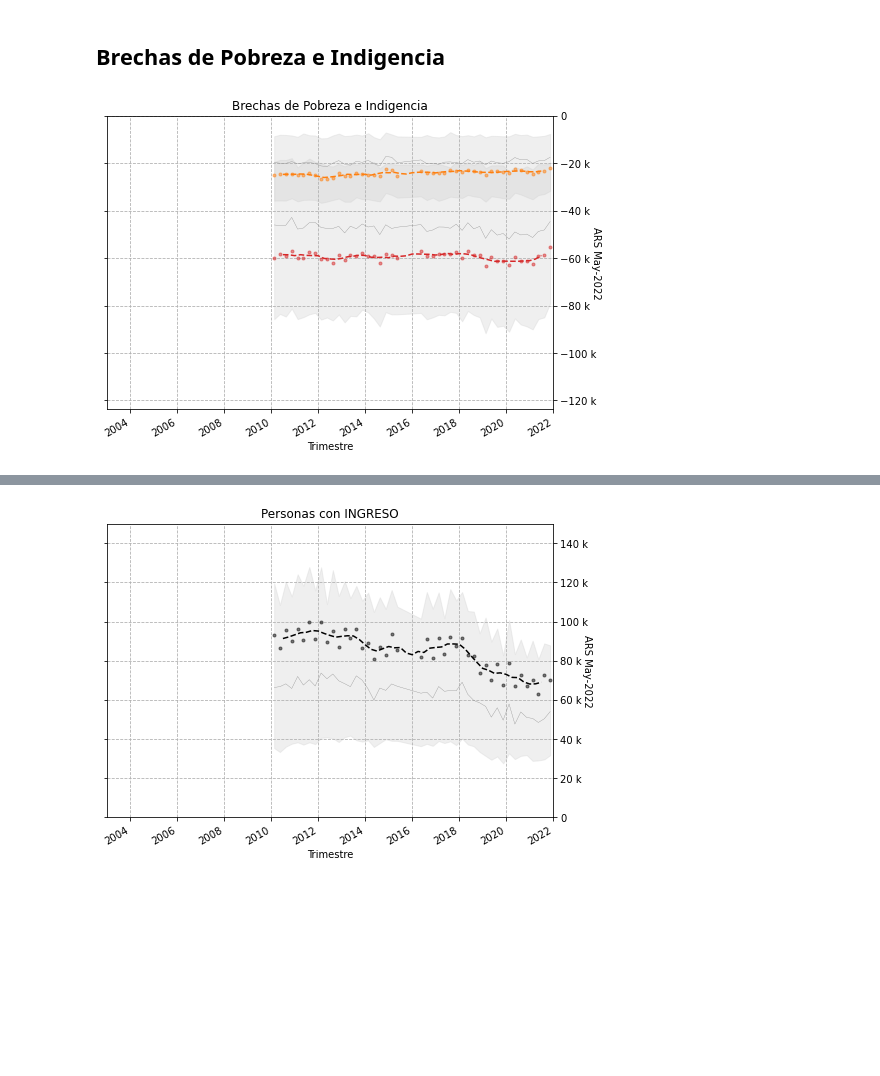
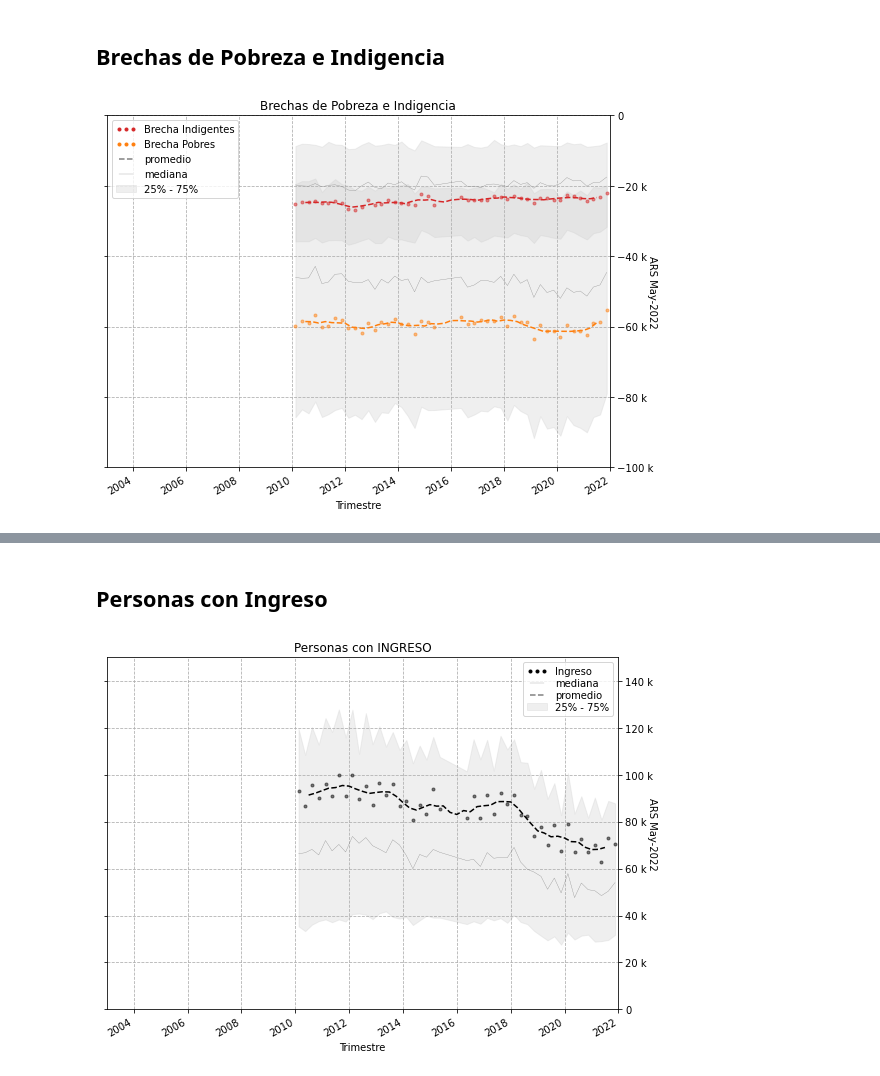
Before and after one commit to matuteiglesias/indice-pobreza-UBA, a Jupyter notebook: notebooks/12 - Validaciones - B - Regresores (Distribucion de Ingreso).ipynb, the cells around one changed output, grey strips where cells are left out. Saved outputs shown, nothing was run; the diff lists cells and outputs as text; code cells hidden in the pictures; blank space fills up the shorter version.

Commit message:
Added user created data

```diff
--- a/notebooks/12 - Validaciones - B - Regresores (Distribucion de Ingreso).ipynb
+++ b/notebooks/12 - Validaciones - B - Regresores (Distribucion de Ingreso).ipynb
@@ -335,42 +359,44 @@ dfHind_ARShoy = dfHind*(cpi_actual/cpi_ref)
 # %%
 fig, ax = plt.subplots(1, figsize = (8, 6))
 
-data = dfHind_ARShoy
-for i, v in enumerate(['gap_indigencia']):
-    c = ['#ff7f0e', '#1f77b4'][i]
+colors = ['#d62728', '#ff7f0e']
 
+for i, (data, v) in enumerate([(dfHind_ARShoy, 'gap_indigencia'), (dfHpob_ARShoy, 'gap_pobreza')]):
+    c = colors[i]
     ax.fill_between(x = data.index, y1 = data[v].q25, y2 = data[v].q75, color = '.8', alpha = .3)
     data[v]['mean'].plot(ax =ax, marker = '.', lw = 0, color = c, alpha = .5)
     data[v]['median'].plot(ax =ax, color = '.5', lw = .3)
     moving_avg(data[v]['mean']).plot(ax = ax, lw = 1.5, color = c, linestyle = '--')
 
-data = dfHpob_ARShoy
-for i, v in enumerate(['gap_pobreza']):
-    c = ['#d62728', '#ff7f0e', '#1f77b4'][i]
-
-    ax.fill_between(x = data.index, y1 = data[v].q25, y2 = data[v].q75, color = '.8', alpha = .3)
-    data[v]['mean'].plot(ax =ax, marker = '.', lw = 0, color = c, alpha = .5)
-    data[v]['median'].plot(ax =ax, color = '.5', lw = .3)
-    moving_avg(data[v]['mean']).plot(ax = ax, lw = 1.5, color = c, linestyle = '--')
-
-
 ## Plot Format
 ax.set_title('Brechas de Pobreza e Indigencia')
-ax.grid(linestyle = '--')
-ax.set_xlim('2003', '2022')
-ax.set_ylim(data[v].min().quantile(.05), 0)
-ax.set_xlabel('Trimestre')
-ax.set_ylabel('ARS '+today.strftime("%b-%Y"), rotation=270)
+ax.grid(linestyle = '--') # Grid
+# Limites
+ax.set_xlim('2003', '2022') # Limites X
+ax.set_ylim(-1e5, 0) # Limites Y
+# Formatos de ejes X, Y
+ax.set_xlabel('Trimestre')  # Label X
+ax.set_ylabel('ARS '+today.strftime("%b-%Y"), rotation=270)  # Label Y
 ax.yaxis.tick_right()
 ax.yaxis.set_label_position("right")
 ax.yaxis.set_ticks_position('both')
+ax.yaxis.set_major_formatter(mtick.EngFormatter(unit=''))
 
-ticker = mtick.EngFormatter(unit='')
-ax.yaxis.set_major_formatter(ticker)
+# Leyenda
+pts1 = mlines.Line2D([], [], marker = '.', color=colors[0], lw = 0, label='Brecha Indigentes')
+pts2 = mlines.Line2D([], [], marker = '.', color=colors[1], lw = 0, label='Brecha Pobres')
+medianLine = mlines.Line2D([], [], color='.5', lw = .3, label='mediana')
+meanLine = mlines.Line2D([], [], color='.5', linestyle = '--', lw = 1.5, label='promedio')
+grayPatch = mpatches.Patch(color='.8', alpha = .3, label='25% - 75%')
 
+ax.legend(handles=[pts1, pts2, meanLine, medianLine, grayPatch], numpoints = 3)
+
+############
+plt.tight_layout()
+plt.savefig('./../images/ingreso3.png')
 plt.show()
 # %% [output]
-[figure, old version]
+[figure, new version]
 # %%
 df_list2D = []
 
@@ -421,6 +447,8 @@ for i, cat_v_tables in enumerate(list(dfs.T)):
     table = table*(cpi_actual/cpi_ref)
 
     globals()['table_' + cat_var] = table
+# %% [markdown]
+## Personas con Ingreso
 # %%
 fig, ax = plt.subplots(1, figsize = (8, 6))
 
@@ -434,18 +462,29 @@ moving_avg(data[v]['mean']).plot(ax = ax, lw = 1.5, color = c, linestyle = '--')
 
 ## Plot Format
 ax.set_title('Personas con INGRESO')
-ax.grid(linestyle = '--')
-ax.set_xlim('2003', '2022')
-ax.set_ylim(0, 1.5e5)
-ax.set_xlabel('Trimestre')
-ax.set_ylabel('ARS '+today.strftime("%b-%Y"), rotation=270)
+ax.grid(linestyle = '--') # Grid
+# Limites
+ax.set_xlim('2003', '2022') # Limites X
+ax.set_ylim(0, 1.5e5) # Limites Y
+# Formatos de ejes X, Y
+ax.set_xlabel('Trimestre')  # Label X
+ax.set_ylabel('ARS '+today.strftime("%b-%Y"), rotation=270)  # Label Y
 ax.yaxis.tick_right()
 ax.yaxis.set_label_position("right")
 ax.yaxis.set_ticks_position('both')
+ax.yaxis.set_major_formatter(mtick.EngFormatter(unit=''))
 
-ticker = mtick.EngFormatter(unit='')
-ax.yaxis.set_major_formatter(ticker)
+# Leyenda
+pts1 = mlines.Line2D([], [], marker = '.', color='k', lw = 0, label='Ingreso')
+medianLine = mlines.Line2D([], [], color='.5', lw = .3, label='mediana')
+meanLine = mlines.Line2D([], [], color='.5', linestyle = '--', lw = 1.5, label='promedio')
+grayPatch = mpatches.Patch(color='.8', alpha = .3, label='25% - 75%')
 
+ax.legend(handles=[pts1, medianLine, meanLine, grayPatch], numpoints = 3, labelspacing = .2)
+
+############
+plt.tight_layout()
+plt.savefig('./../images/ingreso4.png')
 plt.show()
 # %% [output]
-[figure, old version]
+[figure, new version]
```
Also changed, not shown: parts of 11 cells of this notebook, 12 other files.
